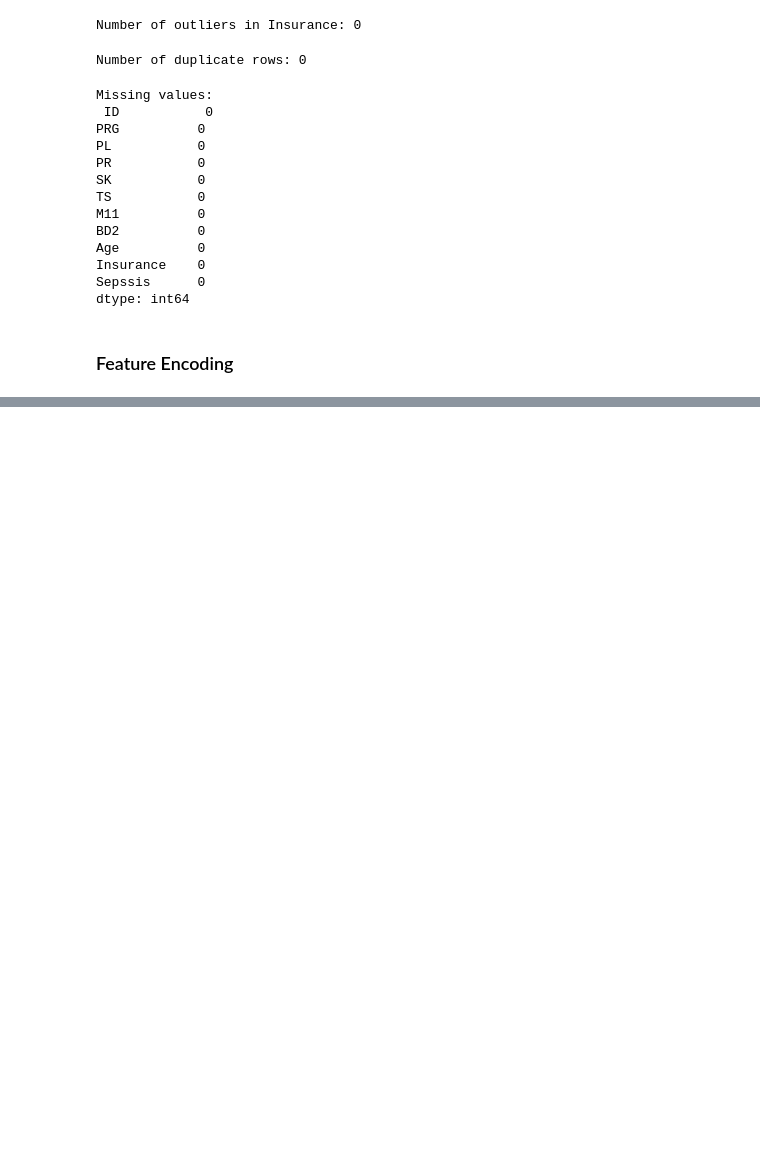
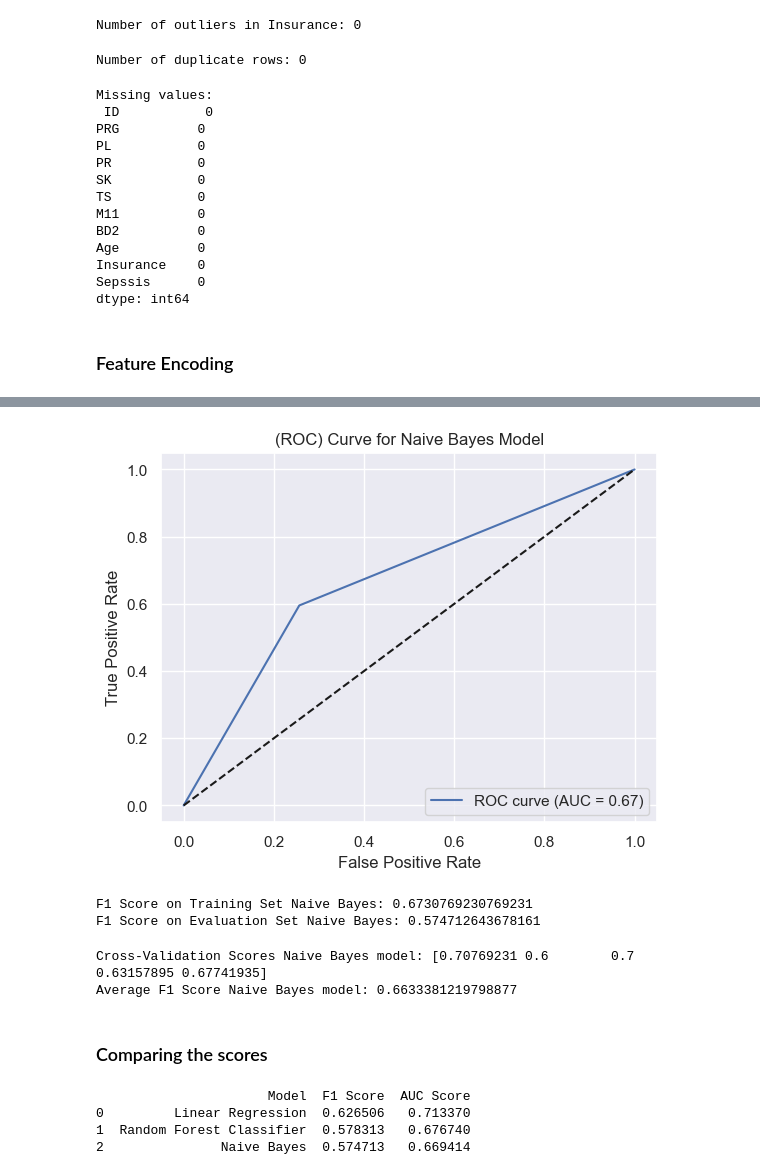
Before and after one commit to Ephicho/ML_API, a Jupyter notebook: Sepsis_Data_Analysis.ipynb, the cells around one changed output, grey strips where cells are left out. Cells and saved outputs as stored; diff of their text form; code cells hidden in the pictures; blank space fills up the shorter version.

```diff
--- a/Sepsis_Data_Analysis.ipynb
+++ b/Sepsis_Data_Analysis.ipynb
@@ -557,0 +785,19 @@ AttributeError: 'NoneType' object has no attribute 'head'
+# %%
+def naive_bayes_model(X_train, y_train, X_eval, y_eval):
+    # Fit Naive Bayes model
+    nb_model = GaussianNB()
+    nb_model.fit(X_train, y_train)
+
+    # Make predictions on the evaluation set
+    nb_preds = nb_model.predict(X_eval)
+
+    # Calculate F1 score
+    nb_f1_score = f1_score(y_eval, nb_preds)
+
+    # Calculate false positive rate, true positive rate, and thresholds using roc_curve
+    fpr, tpr, thresholds = roc_curve(y_eval, nb_preds)
+
+    # Calculate AUC score
+    nb_auc_score = roc_auc_score(y_eval, nb_preds)
+
+    return nb_model, nb_preds, nb_f1_score, fpr, tpr, thresholds, nb_auc_score
@@ -557,0 +813,51 @@ AttributeError: 'NoneType' object has no attribute 'head'
+# %%
+# Plot the ROC curve
+plt.figure()
+plt.plot(fpr, tpr, label='ROC curve (AUC = %0.2f)' % nb_auc_score)
+plt.plot([0, 1], [0, 1], 'k--')  # diagonal line
+plt.xlabel('False Positive Rate')
+plt.ylabel('True Positive Rate')
+plt.title('(ROC) Curve for Naive Bayes Model')
+plt.legend(loc='lower right')
+plt.show()
+# %% [output]
+[figure, added]
+# %%
+# Calculate F1 scores for training and evaluation sets
+nb_train_f1_score = f1_score(y_train, nb_model.predict(X_train_df))
+nb_eval_f1_score = f1_score(y_eval, nb_model.predict(X_eval_df))
+
+# Print the F1 scores
+print("F1 Score on Training Set Naive Bayes:", nb_train_f1_score)
+print("F1 Score on Evaluation Set Naive Bayes:", nb_eval_f1_score)
+# %% [output]
+F1 Score on Training Set Naive Bayes: 0.6730769230769231
+F1 Score on Evaluation Set Naive Bayes: 0.574712643678161
+# %%
+# Call the function with your Naive Bayes model and train data
+cv_scores, avg_f1_score = perform_cross_validation(nb_model, X_train_df, y_train, cv=5, scoring='f1')
+# Print the cross-validation scores and average F1 score
+print("Cross-Validation Scores Naive Bayes model:", cv_scores)
+print("Average F1 Score Naive Bayes model:", avg_f1_score)
+# %% [output]
+Cross-Validation Scores Naive Bayes model: [0.70769231 0.6        0.7        0.63157895 0.67741935]
+Average F1 Score Naive Bayes model: 0.6633381219798877
+# %% [markdown]
+### Comparing the scores
+# %%
+# Define the scores dictionary
+scores_dict = {
+    'Model': ['Linear Regression', 'Random Forest Classifier', 'Naive Bayes'],
+    'F1 Score': [0.6265060240963854, 0.5783132530120483, 0.574712643678161],
+    'AUC Score': [0.7133699633699634, 0.6767399267399268, 0.6694139194139194]
+}
+# Create a DataFrame from the scores dictionary
+scores_df = pd.DataFrame(scores_dict)
+
+# Print the DataFrame
+print(scores_df)
+# %% [output]
+                      Model  F1 Score  AUC Score
+0         Linear Regression  0.626506   0.713370
+1  Random Forest Classifier  0.578313   0.676740
+2               Naive Bayes  0.574713   0.669414
```
Also changed, not shown: parts of 43 cells of this notebook.
